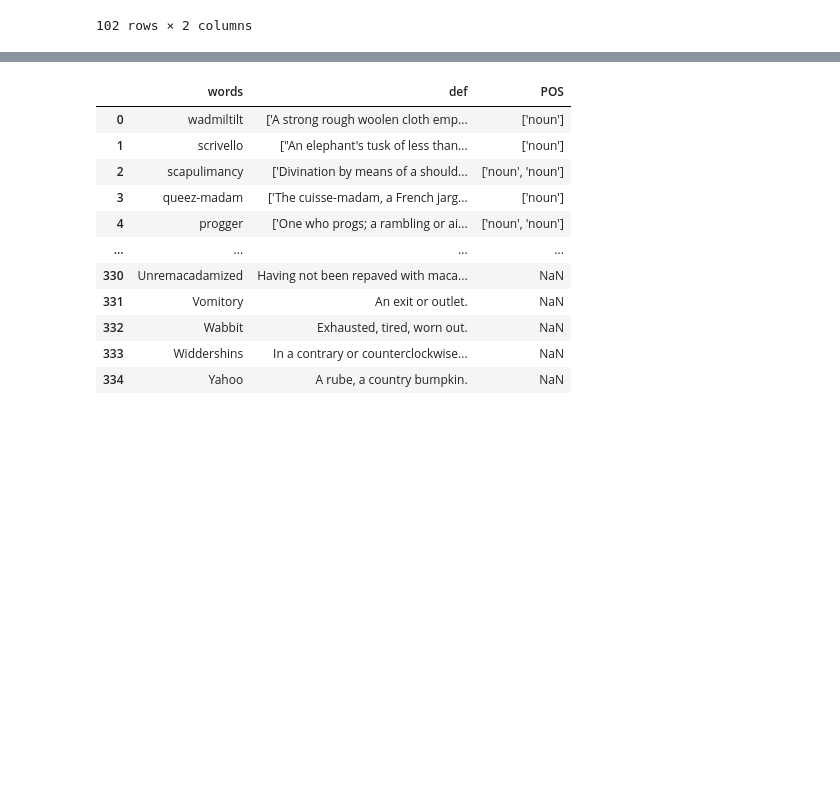
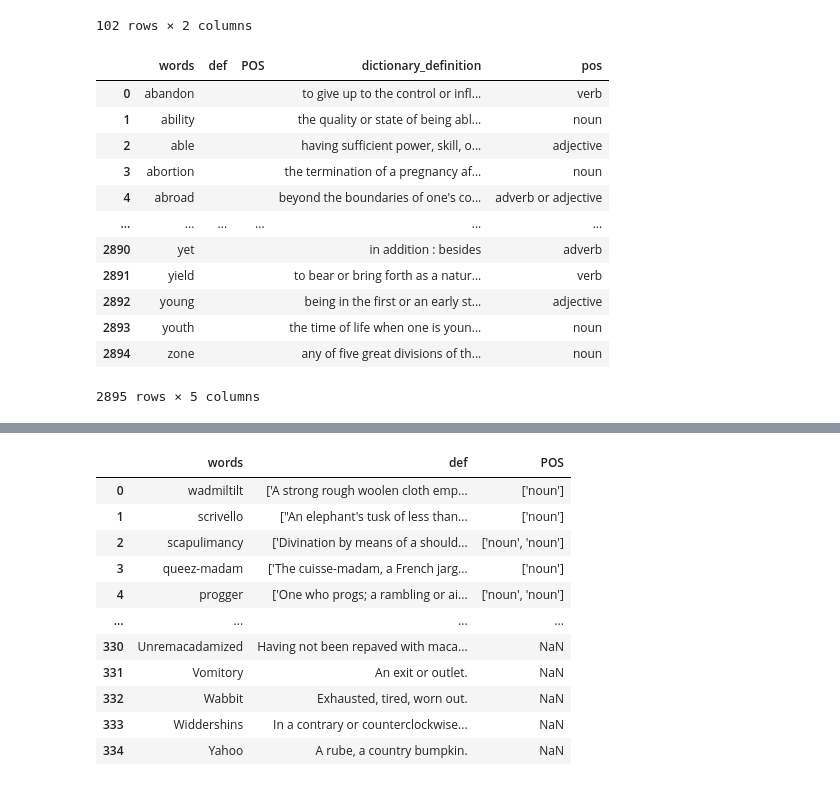
Before and after one commit to ParsaHejabi/Simulation-Framework-for-Multi-Agent-Balderdash, a Jupyter notebook: create_dataset.ipynb, the cells around one changed output, grey strips where cells are left out. Drawn from its saved outputs; the diff is of its cells as text; code cells hidden in the pictures; blank space fills up the shorter version.

```diff
--- a/create_dataset.ipynb
+++ b/create_dataset.ipynb
@@ -15,3 +15,10 @@ from dotenv import load_dotenv
 load_dotenv()
 
 tqdm.pandas()
+# %%
+# Read lines of data/basic_english_words.txt and put the words into a list
+with open('data/basic_english_words.txt') as f:
+    words = f.readlines()
+    words = [word.strip() for word in words]
+
+words
@@ -17,0 +43,7 @@ tqdm.pandas()
+# %%
+# Remove the English stop words from the list (read the stop words from nltk)
+import nltk
+nltk.download('stopwords')
+
+stop_words = set(stopwords.words('english'))
+stop_words
@@ -17,0 +70,4 @@ tqdm.pandas()
+# %%
+# Filter out the stop words from the list of words
+words = [word for word in words if word not in stop_words]
+print(f"Length of words: {len(words)}")
@@ -17,0 +76,6 @@ tqdm.pandas()
+# %%
+# Create a pandas dataframe with columns "words" "def" and "POS" and fill the "words" column with the words
+df = pd.DataFrame(words, columns=['words'])
+df['def'] = ''
+df['POS'] = ''
+df
@@ -91,3 +169,36 @@ def get_word_definition_and_pos(word, api_key):
     else:
         # Handle cases where the word might not be found or API response is unexpected
         return None, None
+# %%
+# For each word in the dataframe, get the definition and POS from the Merriam-Webster API
+# and update the corresponding columns in the dataframe
+progress_bar = tqdm(df.iterrows(), total=df.shape[0])
+
+for index, row in progress_bar:
+    word = row["words"]
+    definition, pos = get_word_definition_and_pos(word, os.getenv("DICTIONARY_API_KEY"))
+    if definition is not None:
+        df.at[index, "dictionary_definition"] = definition
+        df.at[index, "pos"] = pos
+    else:
+        # Write in tqdm progress bar: "Word {word} not found in the dictionary."
+        progress_bar.set_postfix({"word": word, "status": "not found"})
+        # Write -1 in the dictionary_definition and pos column if the word is not found
+        df.at[index, "dictionary_definition"] = -1
+        df.at[index, "pos"] = -1
+
+df
+# %% [output]
+|  | words | def | POS | dictionary_definition | pos |
+| 0 | abandon |  |  | to give up to the control or infl... | verb |
+| 1 | ability |  |  | the quality or state of being abl... | noun |
+| 2 | able |  |  | having sufficient power, skill, o... | adjective |
+| 3 | abortion |  |  | the termination of a pregnancy af... | noun |
+| 4 | abroad |  |  | beyond the boundaries of one's co... | adverb or adjective |
+| ... | ... | ... | ... | ... | ... |
+| 2890 | yet |  |  | in addition : besides | adverb |
+| 2891 | yield |  |  | to bear or bring forth as a natur... | verb |
+| 2892 | young |  |  | being in the first or an early st... | adjective |
+| 2893 | youth |  |  | the time of life when one is youn... | noun |
+| 2894 | zone |  |  | any of five great divisions of th... | noun |
+2895 rows × 5 columns
```
Also changed, not shown: parts of 7 cells of this notebook, 11 other files.
